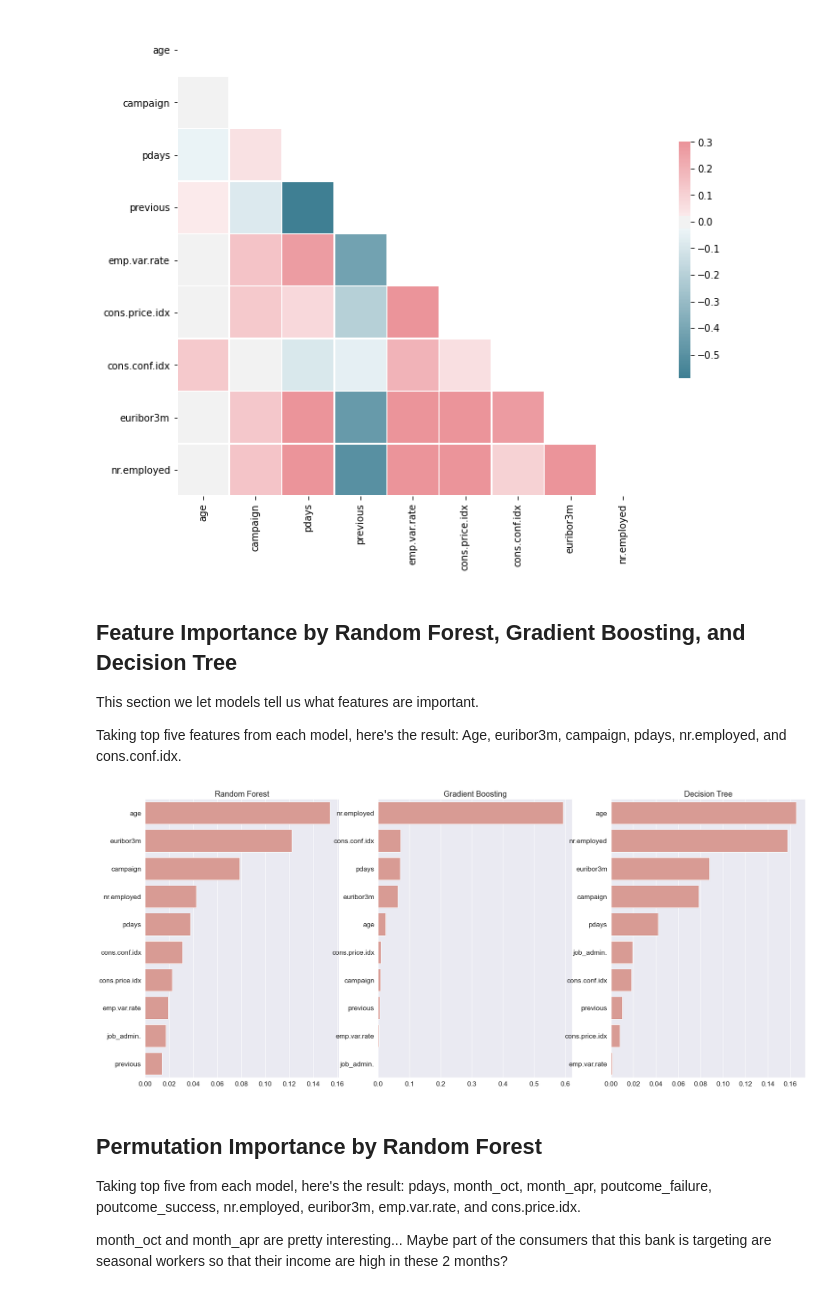
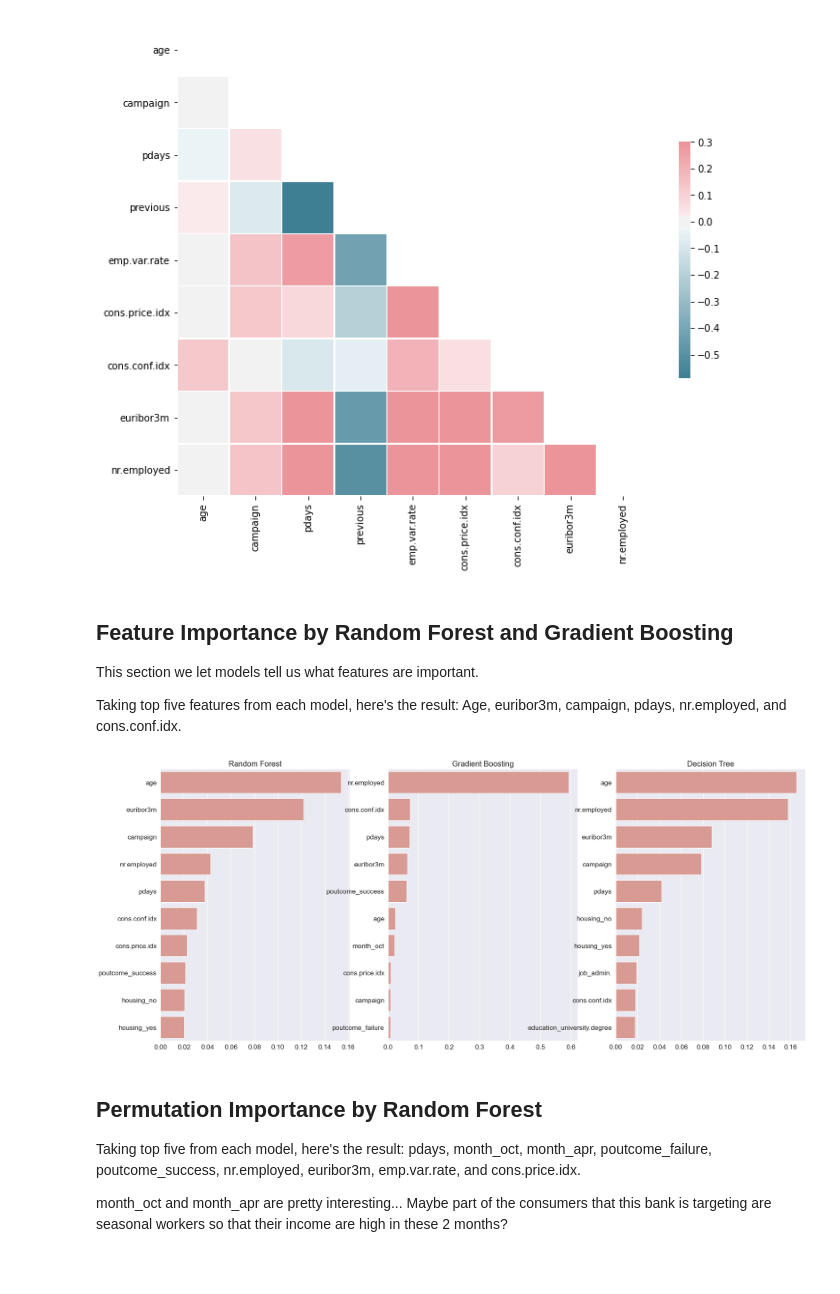
Before and after one commit to markczhang/domain_knowledge_machine_learning_approach, a Jupyter notebook: bank marketing.ipynb, the cells around one changed output. Cells and saved outputs as stored; diff of their text form; code cells hidden in the pictures; blank space fills up the shorter version.

Commit message:
Corrected feature importance sorting

```diff
--- a/bank marketing.ipynb
+++ b/bank marketing.ipynb
@@ -105,7 +107,7 @@ sns.heatmap(df_num.corr(), mask=mask, cmap=cmap, vmax=.3, center=0, square=True,
 # %% [output]
 [figure]
 # %% [markdown]
-## Feature Importance by Random Forest, Gradient Boosting, and Decision Tree
+## Feature Importance by Random Forest and Gradient Boosting
 
 This section we let models tell us what features are important.
 
@@ -113,23 +115,23 @@ Taking top five features from each model, here's the result:
 Age, euribor3m, campaign, pdays, nr.employed, and cons.conf.idx.
 # %%
 def featureImp(model, trainSet, top_n=10, ax=0):
-    feature_imp = pd.Series(data=model.feature_importances_, index=trainSet.columns)[:top_n].sort_values(ascending=False)
+    feature_imp = pd.Series(data=model.feature_importances_, index=trainSet.columns).sort_values(ascending=False)[:top_n]
     sns.barplot(feature_imp.values, feature_imp.index, ax=ax, color='salmon', saturation=0.5)
 
 def permutationImp(model, X_test, y_test):
     perm = PermutationImportance(model, random_state=seed).fit(X_test, y_test)
     return eli5.show_weights(perm, feature_names=X_test.columns.tolist())
 
 sns.set(font_scale=1.6)
 fig, axes = plt.subplots(1, 3, figsize=(30, 13))
 featureImp(rf_model, X_train, ax=axes[0])
 featureImp(gb_model, X_train, ax=axes[1])
 featureImp(tree_model, X_train, ax=axes[2])
 axes[0].set_title('Random Forest', fontsize=20)
 axes[1].set_title('Gradient Boosting', fontsize=20)
 axes[2].set_title('Decision Tree', fontsize=20);
 # %% [output]
-[figure, old version]
+[figure, new version]
 # %% [markdown]
 ## Permutation Importance by Random Forest
 
```
Also changed, not shown: parts of 1 cell of this notebook.
